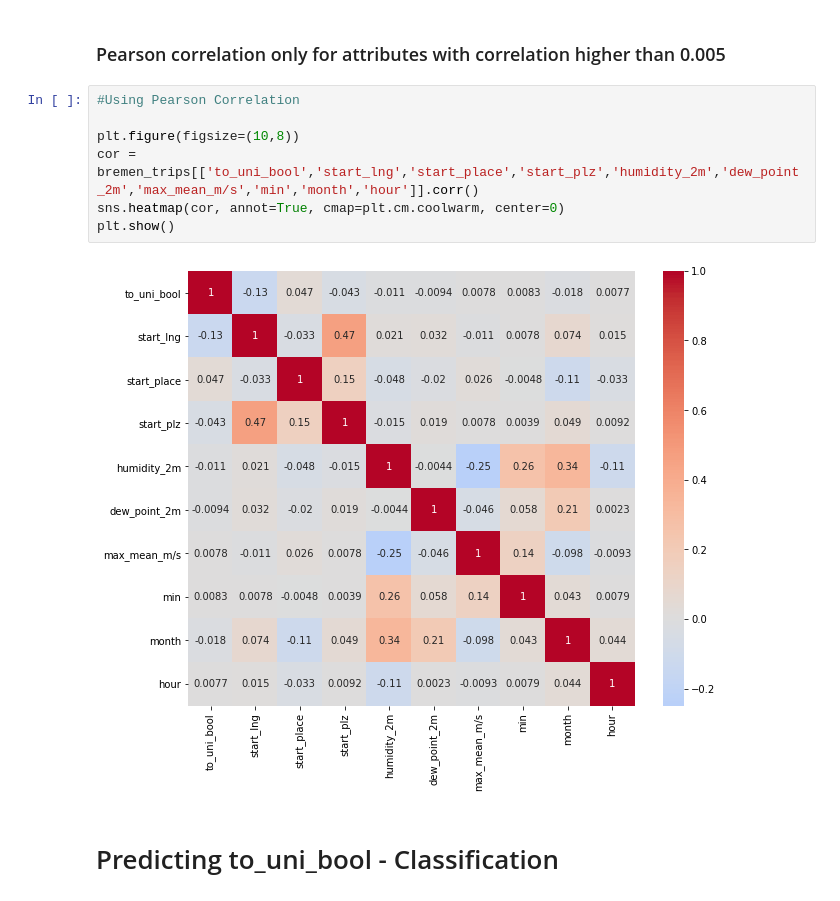
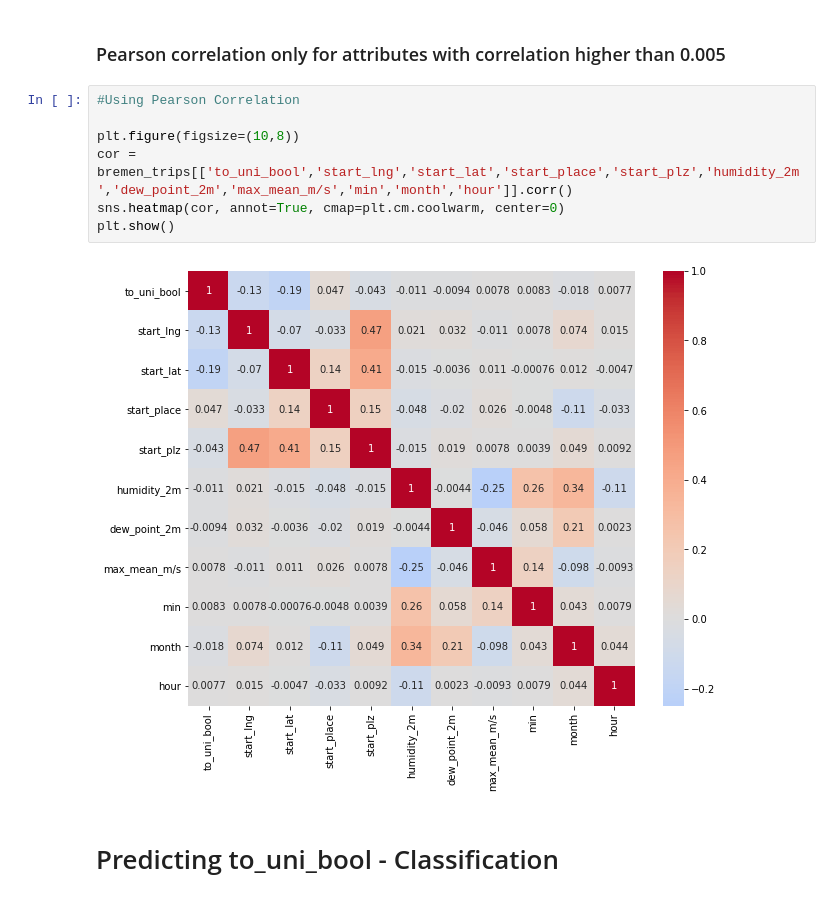
Before and after one commit to janiksudo/PDS_Project, a Jupyter notebook: notebooks/#8_predict_trip_direction.ipynb, the cells around one changed output. Cells and saved outputs as stored; diff of their text form.

```diff
--- a/notebooks/#8_predict_trip_direction.ipynb
+++ b/notebooks/#8_predict_trip_direction.ipynb
@@ -233,12 +231,12 @@ dtype: float64
 # %%
 #Using Pearson Correlation
 
 plt.figure(figsize=(10,8))
-cor = bremen_trips[['to_uni_bool','start_lng','start_place','start_plz','humidity_2m','dew_point_2m','max_mean_m/s','min','month','hour']].corr()
+cor = bremen_trips[['to_uni_bool','start_lng','start_lat','start_place','start_plz','humidity_2m','dew_point_2m','max_mean_m/s','min','month','hour']].corr()
 sns.heatmap(cor, annot=True, cmap=plt.cm.coolwarm, center=0)
 plt.show()
 # %% [output]
-[figure, old version]
+[figure, new version]
 # %% [markdown]
 # Predicting to_uni_bool - Classification
 # %% [markdown]
```
Also changed, not shown: parts of 83 cells of this notebook.
